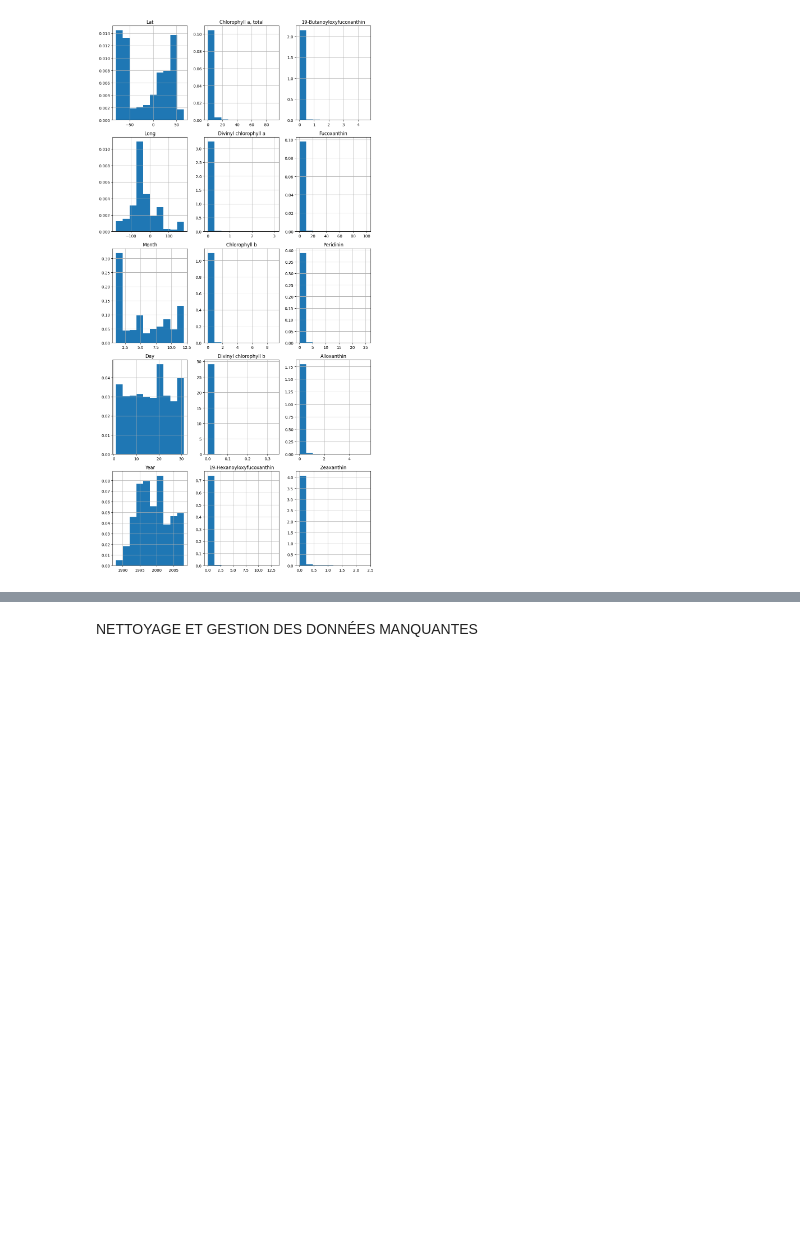
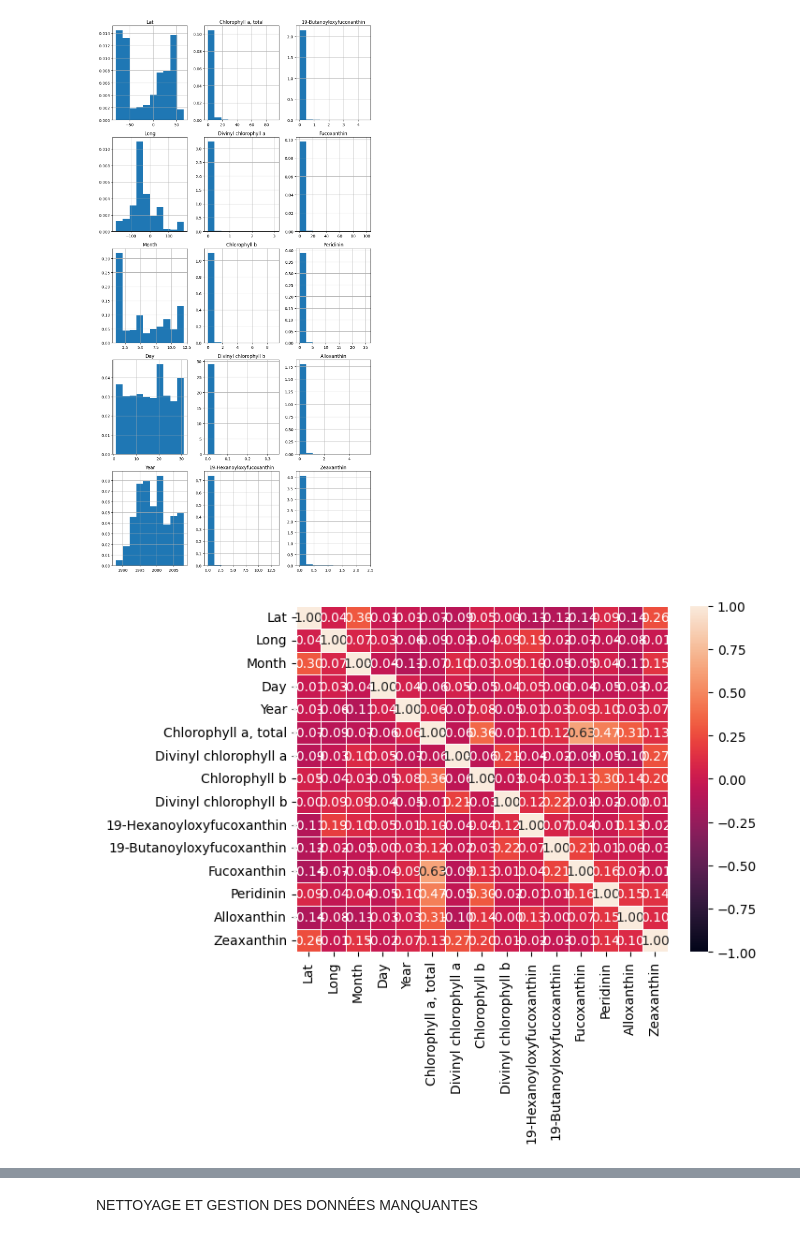
Before and after one commit to RaliB/Etude-de-cas-1, a Jupyter notebook: etude_de_cas_1.ipynb, the cells around one changed output, grey strips where cells are left out. Drawn from its saved outputs; the diff is of its cells as text; code cells hidden in the pictures; blank space fills up the shorter version.

```diff
--- a/etude_de_cas_1.ipynb
+++ b/etude_de_cas_1.ipynb
@@ -63,5 +63,7 @@ plt.tight_layout()
 #plt.boxplot(data,labels=['Lat','Long','Chlorophyll a, total', 'Divinyl chlorophyll a','Chlorophyll b','Divinyl chlorophyll b',
 #'19-Hexanoyloxyfucoxanthin','19-Butanoyloxyfucoxanthin','Fucoxanthin','Peridinin','Alloxanthin','Zeaxanthin'])
 # %%
-#ax = sns.heatmap(df.corr(), annot=True, fmt=".2f", linewidths=.5, vmin=-1, vmax=1)
+ax = sns.heatmap(df.corr(), annot=True, fmt=".2f", linewidths=.5, vmin=-1, vmax=1)
+# %% [output]
+[figure, added]
 # %%
```
Also changed, not shown: parts of 1 cell of this notebook, 1 other file.
